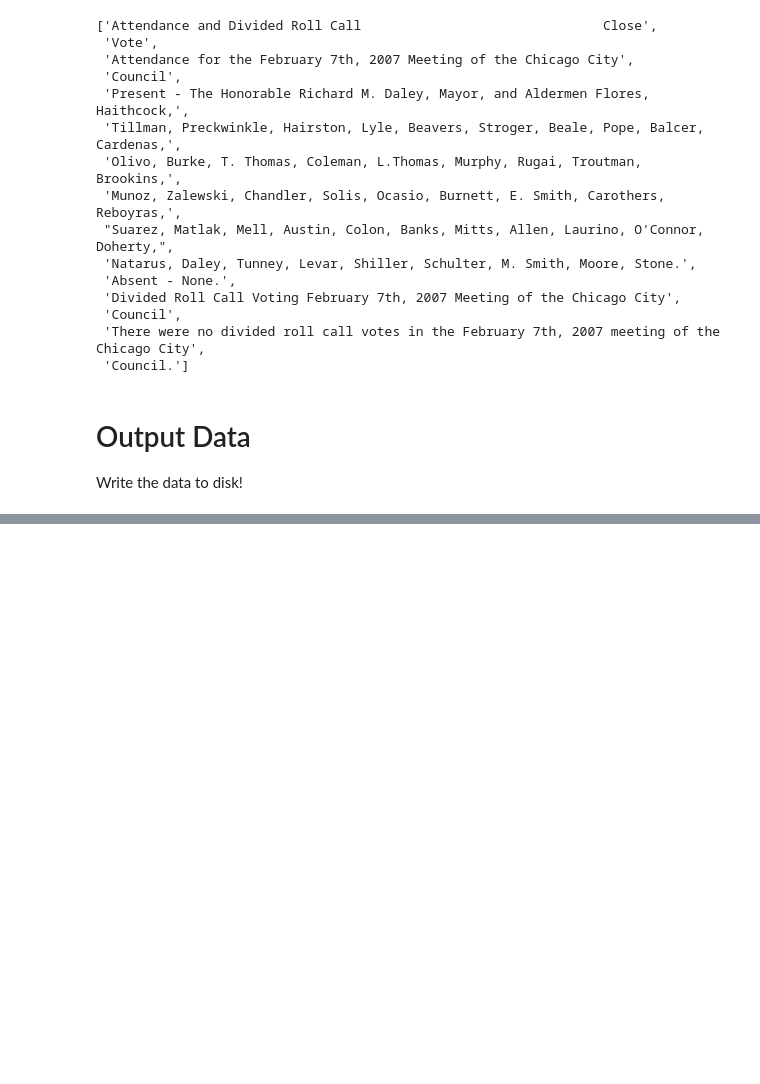
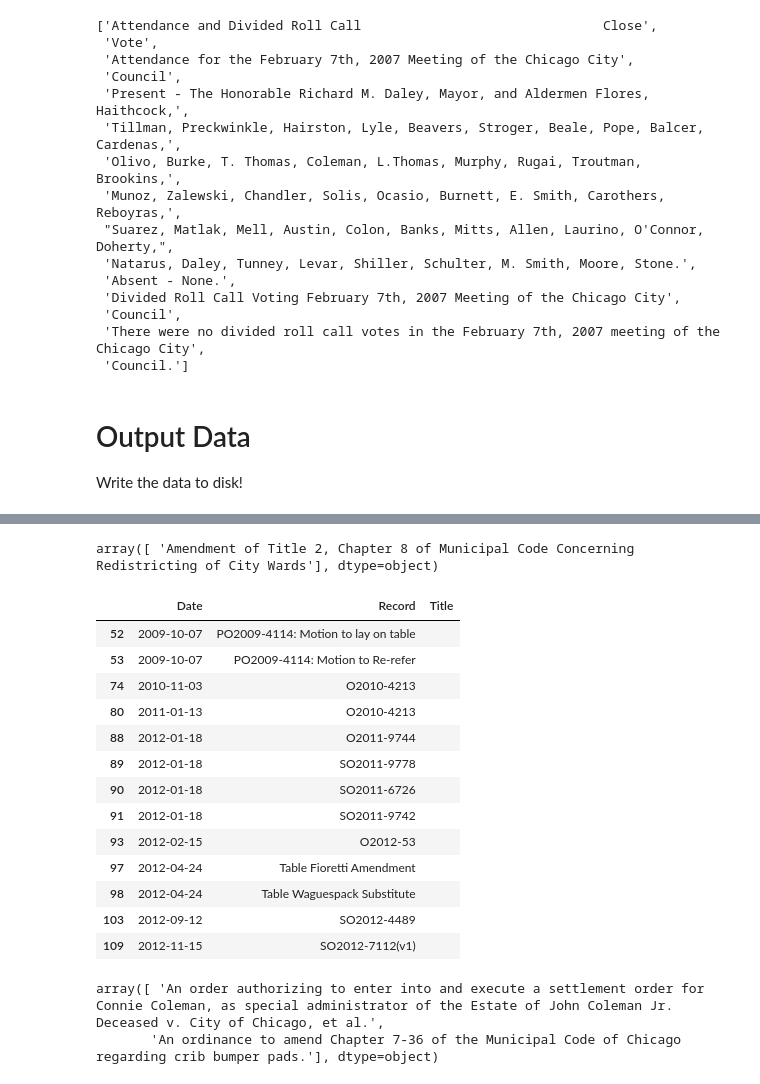
Before and after one commit to stephen-hoover/data-processing, a Jupyter notebook: scraping/Scrape Chicago City Clerk Website.ipynb, the cells around one changed output, grey strips where cells are left out. Saved outputs shown, nothing was run; the diff lists cells and outputs as text; code cells hidden in the pictures; blank space fills up the shorter version.

```diff
--- a/scraping/Scrape Chicago City Clerk Website.ipynb
+++ b/scraping/Scrape Chicago City Clerk Website.ipynb
@@ -456,7 +544,8 @@ issues_for_date = {'2009-10-07': ['SO2009-5597','SO2009-5542',
                                   'PO2009-4114: Motion to Re-refer'],
                    '2006-11-19': ['O2008-6775', 'O2008-6776', 'O2008-6782', 'O2008-6778', 'SO2008-6777'],
                    '2010-09-08': ['Case of Gary Kamen v. City of Chicago.'],
-                   '2011-02-09': ['SO2010-7086; O2010-6824']}
+                   '2011-02-09': ['SO2010-7086; O2010-6824'],
+                   '2012-04-24': ['Table Fioretti Amendment', 'Table Waguespack Substitute', 'SO2012-1366']}
 # %%
 # Use GhostScript to convert all of the pdfs into text files,
 # then parse the text files.
@@ -605,0 +815,26 @@ df_titles.to_csv(os.path.join(WORKING_DIR, 'legislation_titles.csv'), index=Fals
+# %%
+df_titles[df_titles.Title.str.contains('Amendment of Title 2, Chapter 8 of Municipal Code Concerning')].Title.values
+# %% [output]
+array([ 'Amendment of Title 2, Chapter 8 of Municipal Code Concerning Redistricting of City Wards'], dtype=object)
+# %%
+df_titles[df_titles.Title == '']
+# %% [output]
+|  | Date | Record | Title |
+| 52 | 2009-10-07 | PO2009-4114: Motion to lay on table |  |
+| 53 | 2009-10-07 | PO2009-4114: Motion to Re-refer |  |
+| 74 | 2010-11-03 | O2010-4213 |  |
+| 80 | 2011-01-13 | O2010-4213 |  |
+| 88 | 2012-01-18 | O2011-9744 |  |
+| 89 | 2012-01-18 | SO2011-9778 |  |
+| 90 | 2012-01-18 | SO2011-6726 |  |
+| 91 | 2012-01-18 | SO2011-9742 |  |
+| 93 | 2012-02-15 | O2012-53 |  |
+| 97 | 2012-04-24 | Table Fioretti Amendment |  |
+| 98 | 2012-04-24 | Table Waguespack Substitute |  |
+| 103 | 2012-09-12 | SO2012-4489 |  |
+| 109 | 2012-11-15 | SO2012-7112(v1) |  |
+# %%
+df_titles[df_titles.Date == '2011-09-08'].Title.values
+# %% [output]
+array([ 'An order authorizing to enter into and execute a settlement order for Connie Coleman, as special administrator of the Estate of John Coleman Jr. Deceased v. City of Chicago, et al.',
+       'An ordinance to amend Chapter 7-36 of the Municipal Code of Chicago regarding crib bumper pads.'], dtype=object)
```
Also changed, not shown: parts of 16 cells of this notebook.
